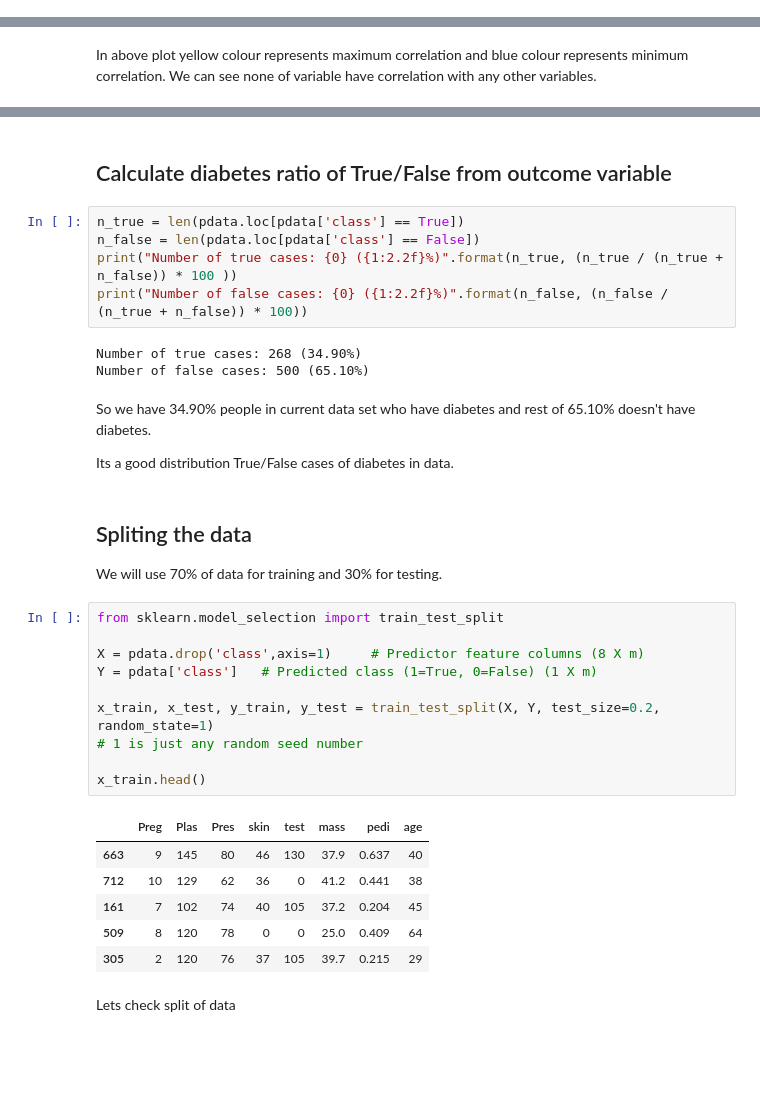
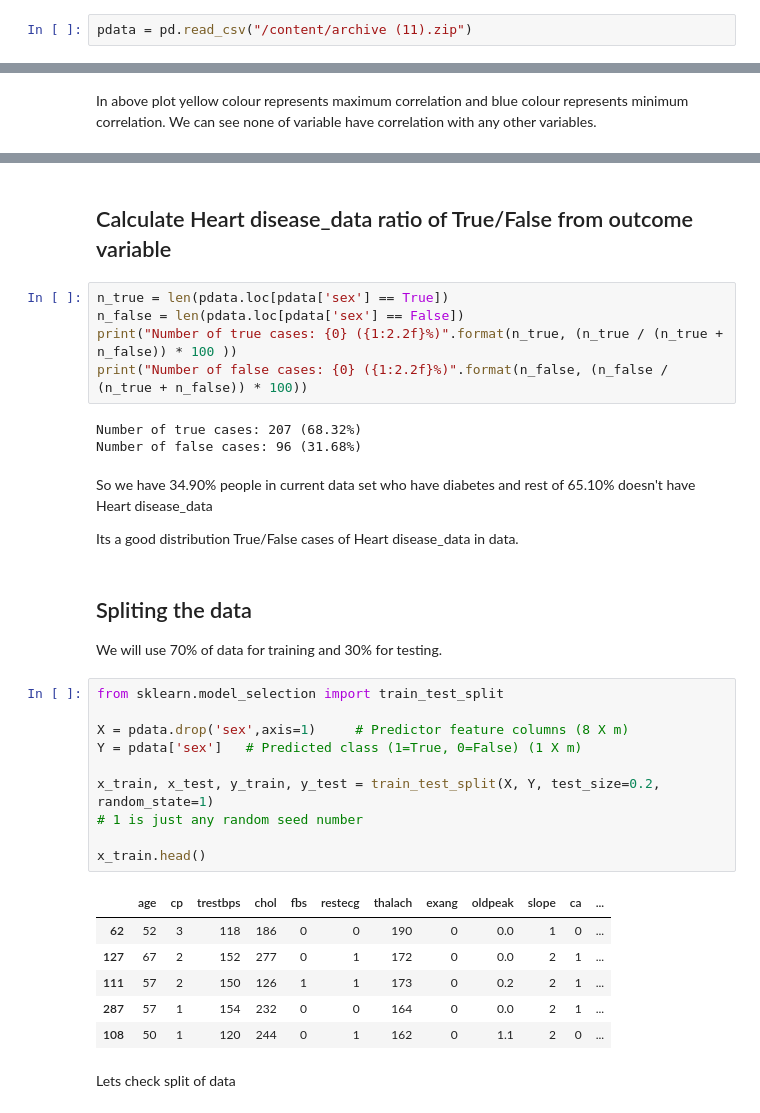
Before and after one commit to pravallikaP15/Heart-disease_data, a Jupyter notebook: Logistic_Regression.ipynb, the cells around one changed output, grey strips where cells are left out. Cells and saved outputs as stored; diff of their text form; blank space fills up the shorter version.

```diff
--- a/Logistic_Regression.ipynb
+++ b/Logistic_Regression.ipynb
@@ -20,3 +18,5 @@ pdata = pd.read_csv("pima-indians-diabetes.csv")
+# %%
+pdata = pd.read_csv("/content/archive (11).zip")
 # %%
 pdata.shape # Check number of columns and rows in data frame
 # %% [output]
@@ -78,37 +83,37 @@ sns.pairplot(pdata,diag_kind='kde')
 # %% [markdown]
-## Calculate diabetes ratio of True/False from outcome variable
+## Calculate  Heart disease_data ratio of True/False from outcome variable
 # %%
-n_true = len(pdata.loc[pdata['class'] == True])
-n_false = len(pdata.loc[pdata['class'] == False])
+n_true = len(pdata.loc[pdata['sex'] == True])
+n_false = len(pdata.loc[pdata['sex'] == False])
 print("Number of true cases: {0} ({1:2.2f}%)".format(n_true, (n_true / (n_true + n_false)) * 100 ))
 print("Number of false cases: {0} ({1:2.2f}%)".format(n_false, (n_false / (n_true + n_false)) * 100))
 # %% [output]
-Number of true cases: 268 (34.90%)
-Number of false cases: 500 (65.10%)
+Number of true cases: 207 (68.32%)
+Number of false cases: 96 (31.68%)
 # %% [markdown]
-So we have 34.90% people in current data set who have diabetes and rest of 65.10% doesn't have diabetes.
+So we have 34.90% people in current data set who have diabetes and rest of 65.10% doesn't have  Heart disease_data
 
-Its a good distribution True/False cases of diabetes in data.
+Its a good distribution True/False cases of  Heart disease_data in data.
 # %% [markdown]
 ## Spliting the data
 We will use 70% of data for training and 30% for testing.
 # %%
 from sklearn.model_selection import train_test_split
 
-X = pdata.drop('class',axis=1)     # Predictor feature columns (8 X m)
-Y = pdata['class']   # Predicted class (1=True, 0=False) (1 X m)
+X = pdata.drop('sex',axis=1)     # Predictor feature columns (8 X m)
+Y = pdata['sex']   # Predicted class (1=True, 0=False) (1 X m)
 
 x_train, x_test, y_train, y_test = train_test_split(X, Y, test_size=0.2, random_state=1)
 # 1 is just any random seed number
 
 x_train.head()
 # %% [output]
-|  | Preg | Plas | Pres | skin | test | mass | pedi | age |
-| 663 | 9 | 145 | 80 | 46 | 130 | 37.9 | 0.637 | 40 |
-| 712 | 10 | 129 | 62 | 36 | 0 | 41.2 | 0.441 | 38 |
-| 161 | 7 | 102 | 74 | 40 | 105 | 37.2 | 0.204 | 45 |
-| 509 | 8 | 120 | 78 | 0 | 0 | 25.0 | 0.409 | 64 |
-| 305 | 2 | 120 | 76 | 37 | 105 | 39.7 | 0.215 | 29 |
+|  | age | cp | trestbps | chol | fbs | restecg | thalach | exang | oldpeak | slope | ca | ... |
+| 62 | 52 | 3 | 118 | 186 | 0 | 0 | 190 | 0 | 0.0 | 1 | 0 | ... |
+| 127 | 67 | 2 | 152 | 277 | 0 | 1 | 172 | 0 | 0.0 | 2 | 1 | ... |
+| 111 | 57 | 2 | 150 | 126 | 1 | 1 | 173 | 0 | 0.2 | 2 | 1 | ... |
+| 287 | 57 | 1 | 154 | 232 | 0 | 0 | 164 | 0 | 0.0 | 2 | 1 | ... |
+| 108 | 50 | 1 | 120 | 244 | 0 | 1 | 162 | 0 | 1.1 | 2 | 0 | ... |
 # %% [markdown]
 Lets check split of data
 # %%
```
Also changed, not shown: parts of 15 cells of this notebook.
